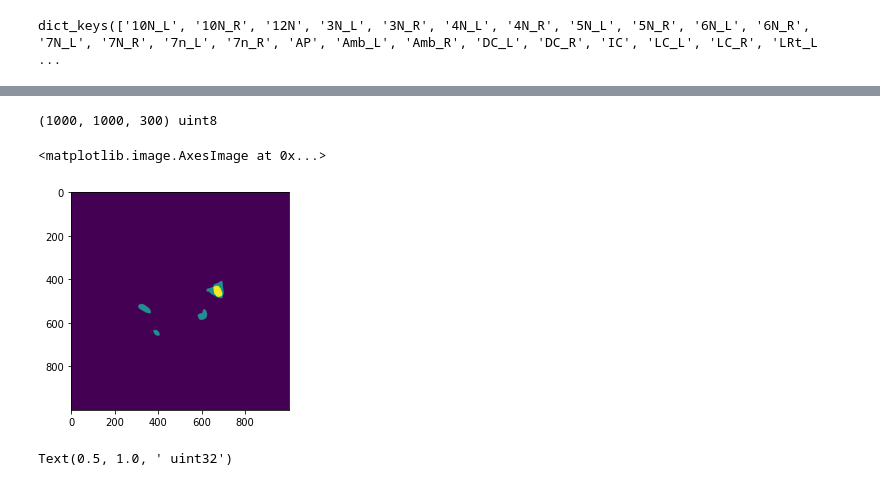
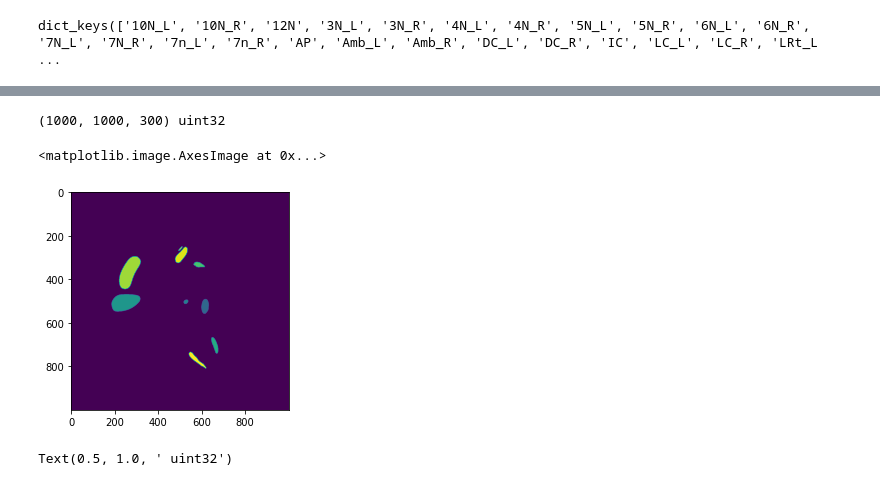
Before and after one commit to ActiveBrainAtlas2/preprocessing-pipeline, a Jupyter notebook: notebooks/Litao/load_atlas_create_volume.ipynb, the cells around one changed output, grey strips where cells are left out. Cells and saved outputs as stored; diff of their text form; code cells hidden in the pictures.

```diff
--- a/notebooks/Litao/load_atlas_create_volume.ipynb
+++ b/notebooks/Litao/load_atlas_create_volume.ipynb
@@ -17,7 +17,7 @@ resolution = sqlController.scan_run.resolution
 surface_threshold = 0.8
 SCALE = (10 / resolution)
 # %%
-ATLAS_PATH = '/net/birdstore/Active_Atlas_Data/data_root/atlas_data/atlasV8'
+ATLAS_PATH = '/net/birdstore/Active_Atlas_Data/data_root/atlas_data/atlasV7'
 ORIGIN_PATH = os.path.join(ATLAS_PATH, 'origin')
 VOLUME_PATH = os.path.join(ATLAS_PATH, 'structure')
 origin_files = sorted(os.listdir(ORIGIN_PATH))
@@ -163,13 +163,12 @@ VLL_R  : Row range  471  607 col range  351  427 z range  180  196
 # %%
 #arr = np.swapaxes(atlas_volume, 0, 1)
 arr = atlas_volume.copy()
-arr = np.rot90(arr, axes=(0,1))
 print(arr.shape, arr.dtype)
 plt.imshow(arr[:,:,100])
 # %% [output]
-(1000, 1000, 300) uint8
+(1000, 1000, 300) uint32
 <matplotlib.image.AxesImage at 0x...>
-[figure, old version]
+[figure, new version]
 # %%
 flat = arr.flatten()
 fig = plt.figure()
```
Also changed, not shown: 2 other files.
